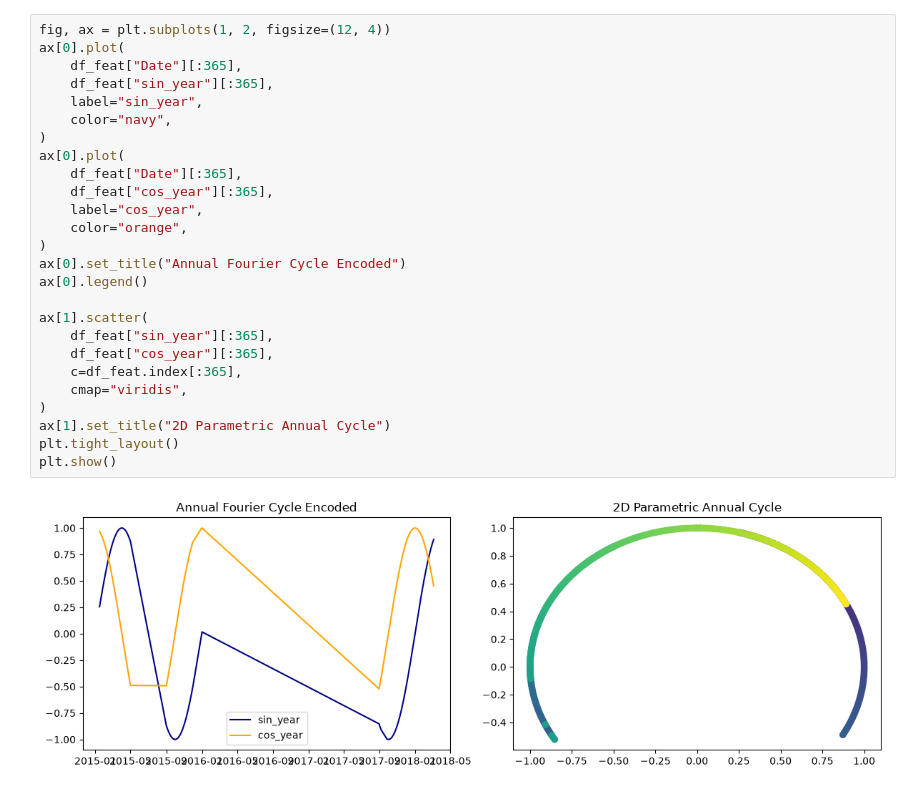
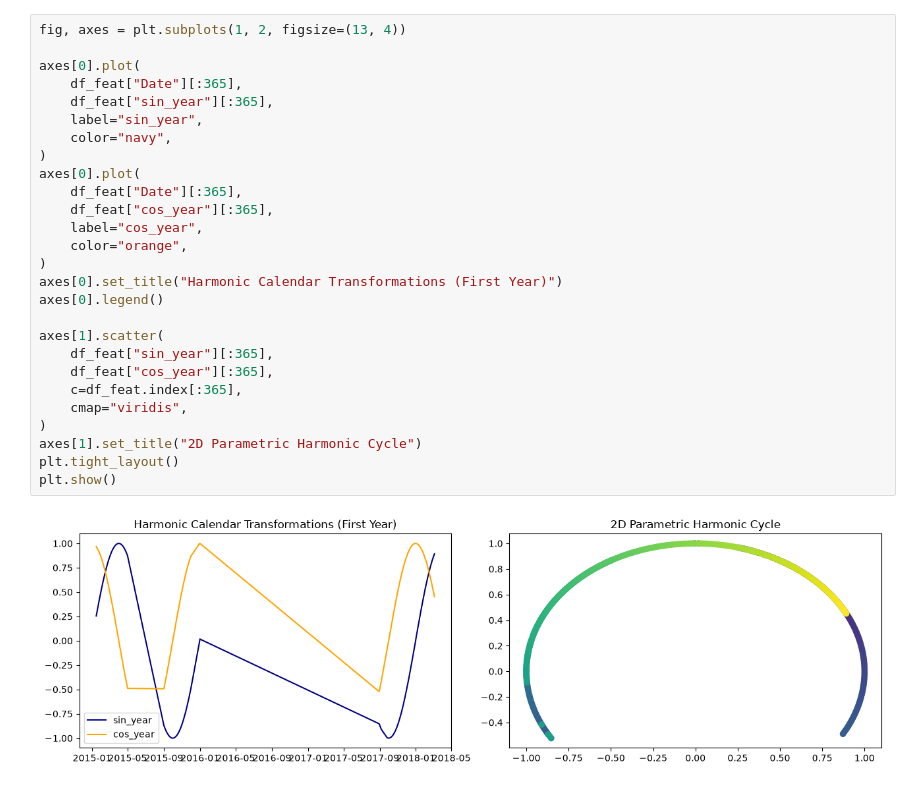
Before and after one commit to johjoh12/urban-air-quality-forecasting, a Jupyter notebook: notebooks/02_feature_engineering.ipynb, the cells around one changed output. Cells and saved outputs as stored; diff of their text form.

```diff
--- a/notebooks/02_feature_engineering.ipynb
+++ b/notebooks/02_feature_engineering.ipynb
@@ -25,29 +24,30 @@ Engineered DataFrame shape: (1213, 40)
 # %%
-fig, ax = plt.subplots(1, 2, figsize=(12, 4))
-ax[0].plot(
+fig, axes = plt.subplots(1, 2, figsize=(13, 4))
+
+axes[0].plot(
     df_feat["Date"][:365],
     df_feat["sin_year"][:365],
     label="sin_year",
     color="navy",
 )
-ax[0].plot(
+axes[0].plot(
     df_feat["Date"][:365],
     df_feat["cos_year"][:365],
     label="cos_year",
     color="orange",
 )
-ax[0].set_title("Annual Fourier Cycle Encoded")
-ax[0].legend()
+axes[0].set_title("Harmonic Calendar Transformations (First Year)")
+axes[0].legend()
 
-ax[1].scatter(
+axes[1].scatter(
     df_feat["sin_year"][:365],
     df_feat["cos_year"][:365],
     c=df_feat.index[:365],
     cmap="viridis",
 )
-ax[1].set_title("2D Parametric Annual Cycle")
+axes[1].set_title("2D Parametric Harmonic Cycle")
 plt.tight_layout()
 plt.show()
 # %% [output]
-[figure, old version]
+[figure, new version]
 # %%
```
Also changed, not shown: parts of 3 cells of this notebook, 14 other files.
